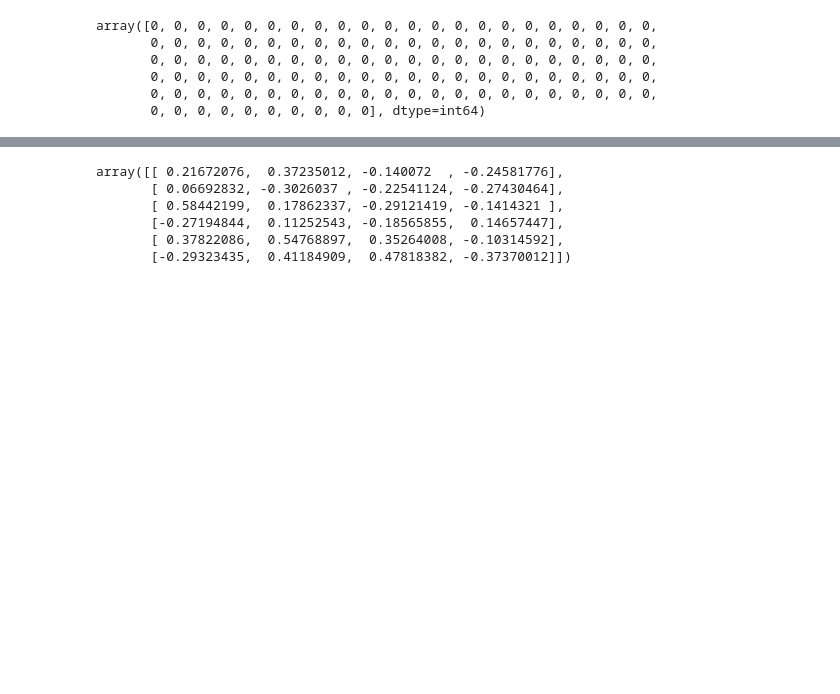
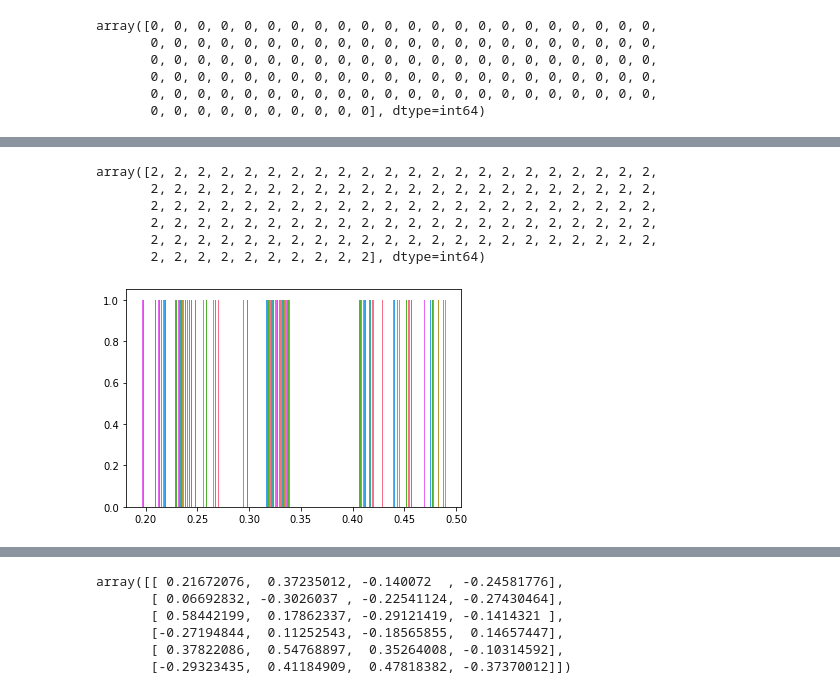
Before and after one commit to Rohit01-zoey/Perturbation-techniques-in-CNNs, a Jupyter notebook: code/wp_ups.ipynb, the cells around one changed output, grey strips where cells are left out. Saved outputs shown, nothing was run; the diff lists cells and outputs as text; code cells hidden in the pictures; blank space fills up the shorter version.

```diff
--- a/code/wp_ups.ipynb
+++ b/code/wp_ups.ipynb
@@ -590,2 +663,0 @@ array([[-0.44134281,  0.10373128, -0.23382997, -0.393691  ],
-# %%
-W1_wp = W1_wp - (0.5*gradientW1)
@@ -600,0 +666,4 @@ array([[ 0.        ,  0.        ,  0.        ,  0.        ],
+# %%
+Z1, A1, Z2, A2 = forward(X1, W1_wp, b1_wp, W2_wp, b2_wp) #normal forward prop with unperturbed weigth
+Dw1 = PerturbW(W1, pert, 1, 1)#perturbing the weight
+_, _, _, A2p = forward(X1, Dw1, b1_wp, W2_wp, b2_wp)#forward pass with one of the weights perturbed
@@ -600,0 +699,13 @@ array([[ 0.        ,  0.        ,  0.        ,  0.        ],
+# %%
+predictions(A2)#predictions made by the forward model with the perturbed weight
+# %% [output]
+array([2, 2, 2, 2, 2, 2, 2, 2, 2, 2, 2, 2, 2, 2, 2, 2, 2, 2, 2, 2, 2, 2,
+       2, 2, 2, 2, 2, 2, 2, 2, 2, 2, 2, 2, 2, 2, 2, 2, 2, 2, 2, 2, 2, 2,
+       2, 2, 2, 2, 2, 2, 2, 2, 2, 2, 2, 2, 2, 2, 2, 2, 2, 2, 2, 2, 2, 2,
+       2, 2, 2, 2, 2, 2, 2, 2, 2, 2, 2, 2, 2, 2, 2, 2, 2, 2, 2, 2, 2, 2,
+       2, 2, 2, 2, 2, 2, 2, 2, 2, 2, 2, 2, 2, 2, 2, 2, 2, 2, 2, 2, 2, 2,
+       2, 2, 2, 2, 2, 2, 2, 2, 2, 2], dtype=int64)
+# %%
+plt.hist(A2);#intiial unperturbed weigh predictions
+# %% [output]
+[figure, added]
```
Also changed, not shown: parts of 27 cells of this notebook, 1 other file.
